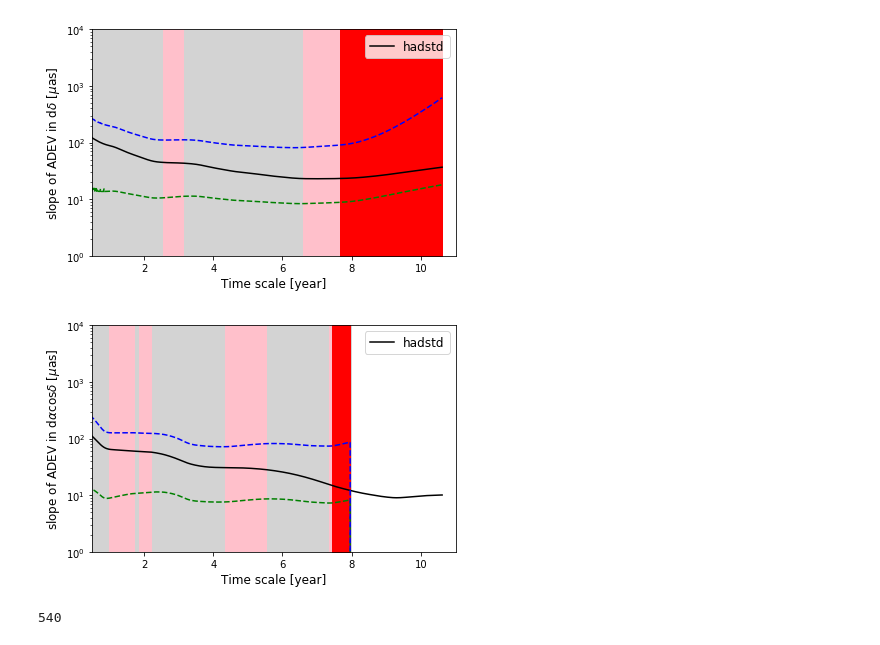
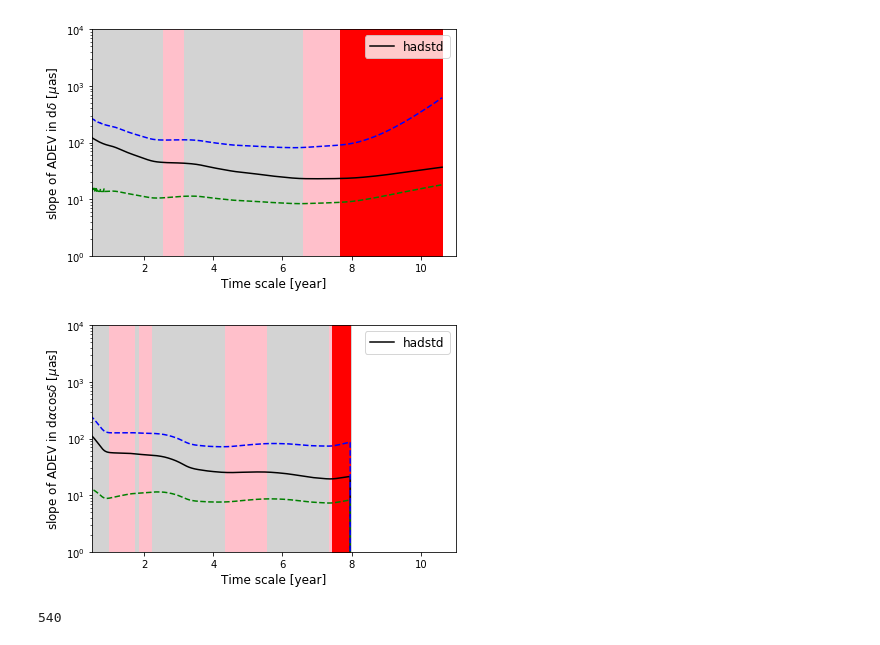
Before and after one commit to verasha/radio-sources, a Jupyter notebook: 1803+784_hadamard.ipynb, the cells around one changed output. Cells and saved outputs as stored; diff of their text form; code cells hidden in the pictures.

```diff
--- a/1803+784_hadamard.ipynb
+++ b/1803+784_hadamard.ipynb
@@ -329,26 +329,26 @@ plt.tight_layout()
 # %%
 plt.figure()
 # Calculate the slopes
 slopes_ra = np.diff(np.log10(hadstd_ra)) / np.diff(np.log10(tau_ra_had))
 # Plot allanstd
-plt.plot(tau_ra_had_year,allanstd_ra,color='black',label='hadstd')
+plt.plot(tau_ra_had_year,hadstd_ra,color='black',label='hadstd')
 # Color background according to the slopes / noise type
 plt.fill_between(tau_ra_had_year[1:], 1, 10**4, where= slopes_ra  < -0.25,color='lightgray',linewidth=1.0,zorder=1)
 plt.fill_between(tau_ra_had_year[1:], 1, 10**4, where= (-0.25 <= slopes_ra ) & (slopes_ra  <= 0.25),color='pink',linewidth=1.0)
 plt.fill_between(tau_ra_had_year[1:], 1, 10**4, where= slopes_ra  > 0.25,color='red',step='mid',linewidth=1.0)
 # Plot confidence interval
 plt.plot(tau_ra_had_year, hadstd_ra - ci_ra_had_low,color='green',linestyle='dashed')
 plt.plot(tau_ra_had_year, hadstd_ra + ci_ra_had_high,color='blue',linestyle='dashed')
 
 plt.yscale('log')
 plt.xlabel('Time scale [year]', fontsize=12)
 plt.ylabel(r'slope of ADEV in d$\alpha \cos \delta$ [$\mu$as]', fontsize=12)
 plt.legend(fontsize=12)
 plt.ylim(1,10**4)
 plt.xlim(0.5,11)
 plt.tight_layout()
 # %% [output]
-[figure, old version]
+[figure, new version]
 # %%
 np.count_nonzero(hadstd_ra)
 # %% [output]
```
Also changed, not shown: parts of 2 cells of this notebook.
